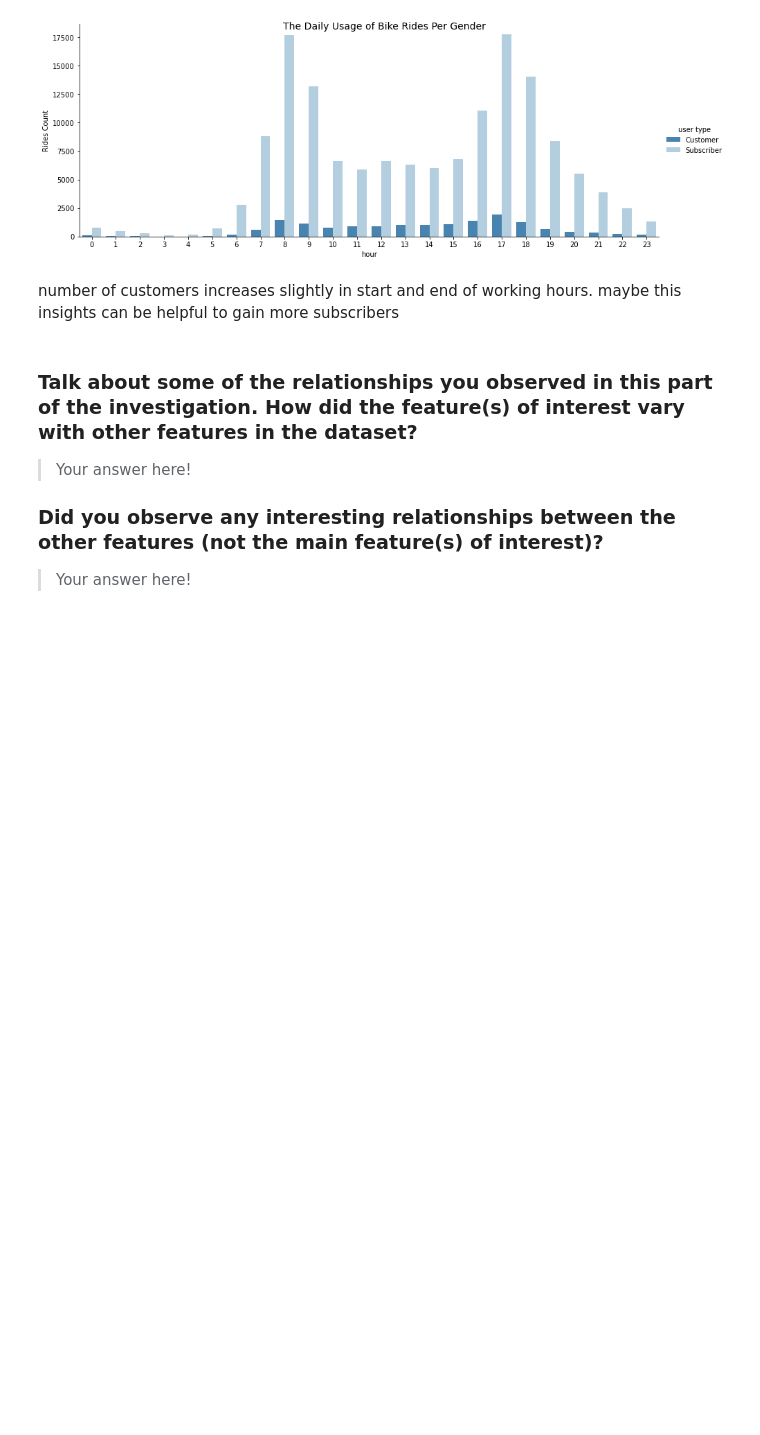
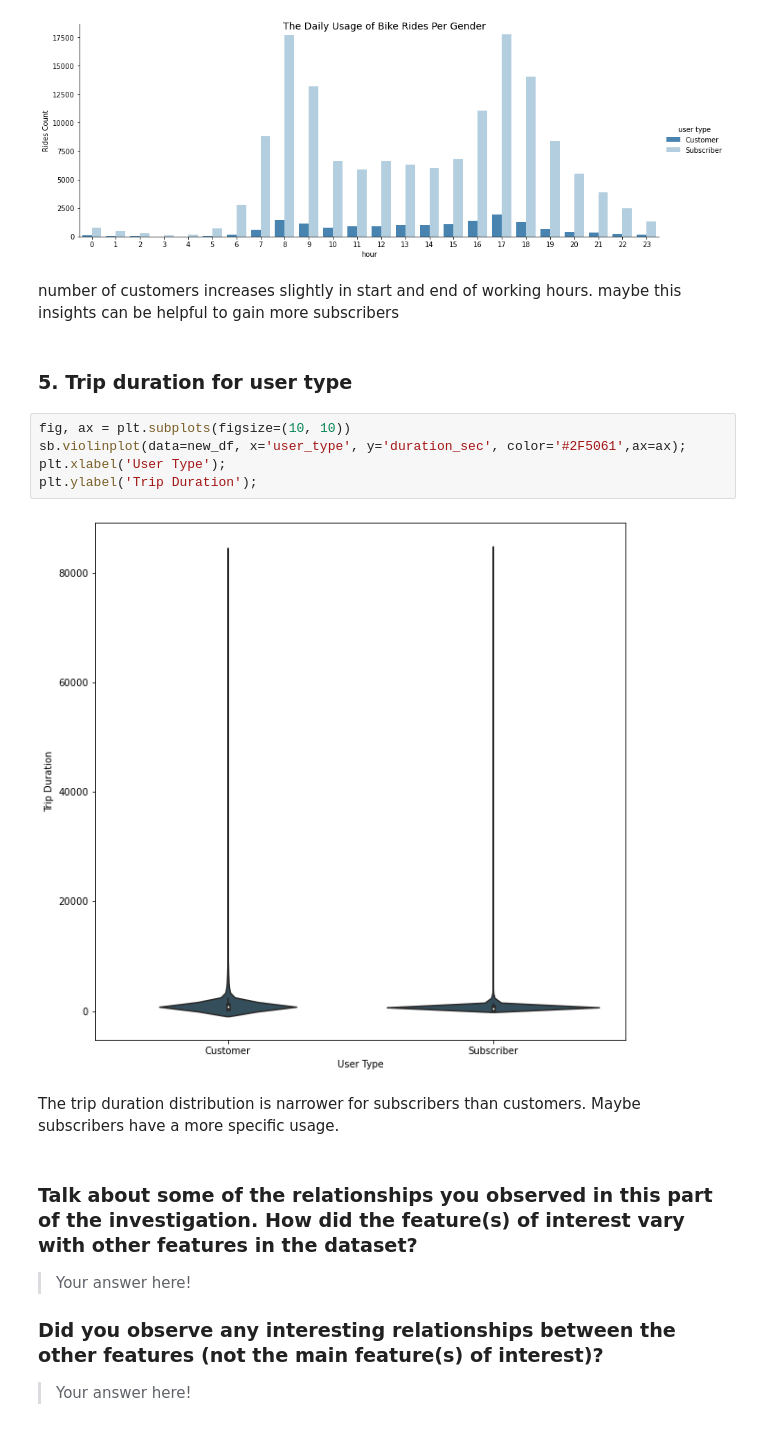
Before and after one commit to hagerElsehaimy/communicate-data-findings-FordGoBike, a Jupyter notebook: exploration_template.ipynb, the cells around one changed output. Drawn from its saved outputs; the diff is of its cells as text; blank space fills up the shorter version.

Commit message:
bivariate   Trip duration for user type

```diff
--- a/exploration_template.ipynb
+++ b/exploration_template.ipynb
@@ -576,6 +576,17 @@ day_to_gender.fig.suptitle('The Daily Usage of Bike Rides Per Gender', fontsize=
 [figure]
 # %% [markdown]
 number of customers increases slightly in start and end of working hours. maybe this insights can be helpful to gain more subscribers
+# %% [markdown]
+### 5. Trip duration for user type
+# %%
+fig, ax = plt.subplots(figsize=(10, 10))
+sb.violinplot(data=new_df, x='user_type', y='duration_sec', color='#2F5061',ax=ax);
+plt.xlabel('User Type');
+plt.ylabel('Trip Duration');
+# %% [output]
+[figure, added]
+# %% [markdown]
+The trip duration distribution is narrower for subscribers than customers. Maybe subscribers have a more specific usage.
 # %% [markdown]
 ### Talk about some of the relationships you observed in this part of the investigation. How did the feature(s) of interest vary with other features in the dataset?
 
```
